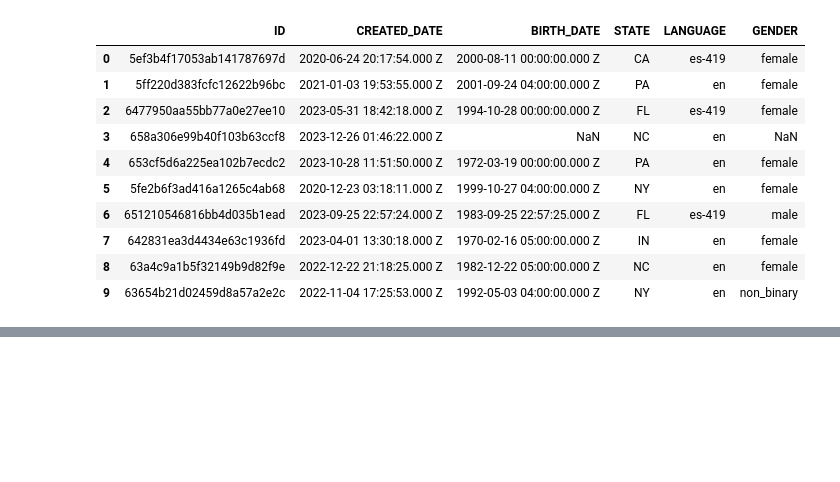
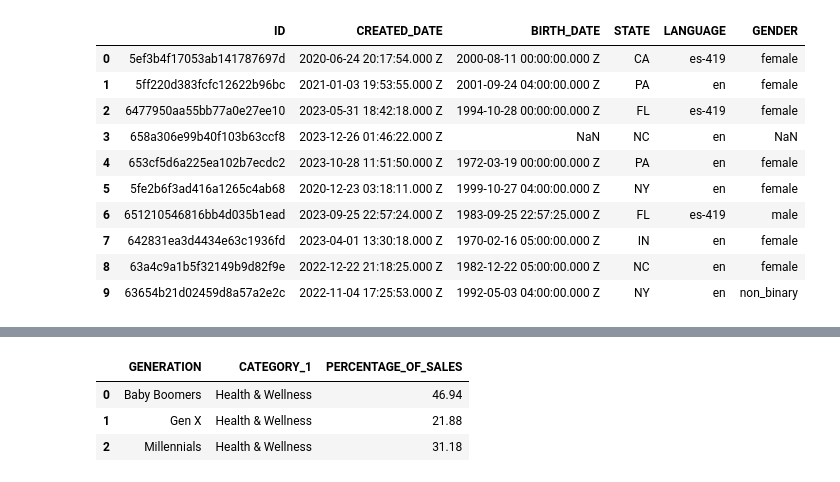
Before and after one commit to maggiethiele/fetch_technical_interview, a Jupyter notebook: fetch_technical_interview.ipynb, the cells around one changed output, grey strips where cells are left out. Drawn from its saved outputs; the diff is of its cells as text; code cells hidden in the pictures; blank space fills up the shorter version.

```diff
--- a/fetch_technical_interview.ipynb
+++ b/fetch_technical_interview.ipynb
@@ -336,3 +319,78 @@ FROM sales_health_wellness a
+# %%
+# 2c: What is the percentage of sales in the Health & Wellness category by generation?
+### ANSWER:
+### Baby Boomers = 49.94%
+### Gen X = 21.88%
+### Millennials = 31.18%
+two_c_query = """
+
+----------------------------------------
+-- Distinct list of BARCODES to remove dupes filtered to just Health & Wellness
+----------------------------------------
+WITH distinct_barcode_health_wellness AS (
+    SELECT DISTINCT
+       p.BARCODE
+      ,p.CATEGORY_1
+    FROM products p
+    WHERE p.CATEGORY_1 = 'Health & Wellness'
+),
+
+----------------------------------------
+-- Create GENERATION based on birth year
+----------------------------------------
+users_with_generation AS (
+    SELECT
+       u.ID
+      ,CAST(strftime('%Y', u.BIRTH_DATE) AS INT) AS BIRTH_YEAR
+      ,CASE WHEN CAST(strftime('%Y', u.BIRTH_DATE) AS INT) < 1946 THEN 'Silent Generation'
+            WHEN CAST(strftime('%Y', u.BIRTH_DATE) AS INT) BETWEEN 1946 AND 1964 THEN 'Baby Boomers'
+            WHEN CAST(strftime('%Y', u.BIRTH_DATE) AS INT) BETWEEN 1965 AND 1980 THEN 'Gen X'
+            WHEN CAST(strftime('%Y', u.BIRTH_DATE) AS INT) BETWEEN 1981 AND 1996 THEN 'Millennials'
+            WHEN CAST(strftime('%Y', u.BIRTH_DATE) AS INT) BETWEEN 1997 AND 2012 THEN 'Gen Z'
+            WHEN CAST(strftime('%Y', u.BIRTH_DATE) AS INT) >= 2013 THEN 'Gen Alpha'
+            ELSE NULL END AS GENERATION
+    FROM users u
+),
+
+----------------------------------------
+-- Sum sales by Generation for Health & Wellness category
+----------------------------------------
+sales_health_wellness AS (
+    SELECT
+       u.GENERATION
+      ,p.CATEGORY_1
+      ,SUM(FINAL_SALE) AS HEALTH_WELLNESS_SALES
+    FROM transactions t
+      INNER JOIN distinct_barcode_health_wellness p ON t.BARCODE = p.BARCODE
+      INNER JOIN users_with_generation u            ON t.USER_ID = u.ID
+    GROUP BY u.GENERATION
+),
+
+----------------------------------------
+-- Sum total sales for Health & Wellness category
+----------------------------------------
+total_sales_health_wellness AS (
+    SELECT
+       SUM(HEALTH_WELLNESS_SALES) AS TOTAL_HEALTH_WELLNESS_SALES
+    FROM sales_health_wellness
+)
+
+SELECT
+   GENERATION
+  ,CATEGORY_1
+  ,ROUND((a.HEALTH_WELLNESS_SALES / b.TOTAL_HEALTH_WELLNESS_SALES) * 100, 2) AS PERCENTAGE_OF_SALES
+
+FROM sales_health_wellness a
+  CROSS JOIN total_sales_health_wellness b
+
+"""
+df = pd.read_sql_query(two_c_query, sqllite_db)
+df.head(3)
+# %% [output]
+|  | GENERATION | CATEGORY_1 | PERCENTAGE_OF_SALES |
+| 0 | Baby Boomers | Health & Wellness | 46.94 |
+| 1 | Gen X | Health & Wellness | 21.88 |
+| 2 | Millennials | Health & Wellness | 31.18 |
 # %%
 # SECOND: Provide SQL Queries Open-ended Questions
 
```
Also changed, not shown: parts of 12 cells of this notebook.
